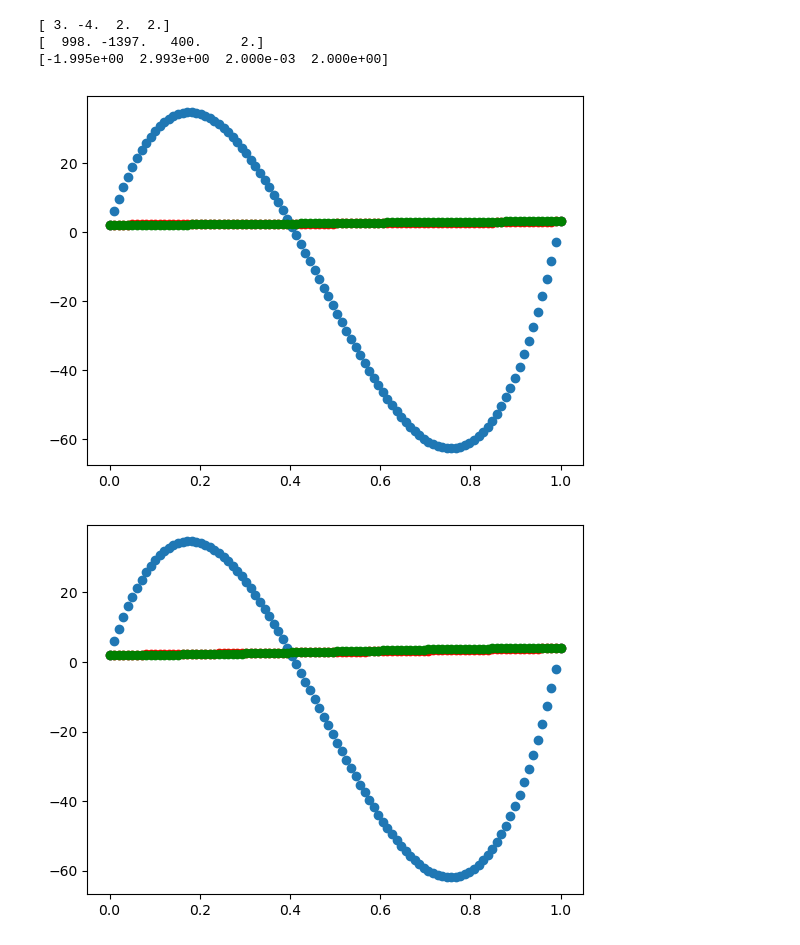
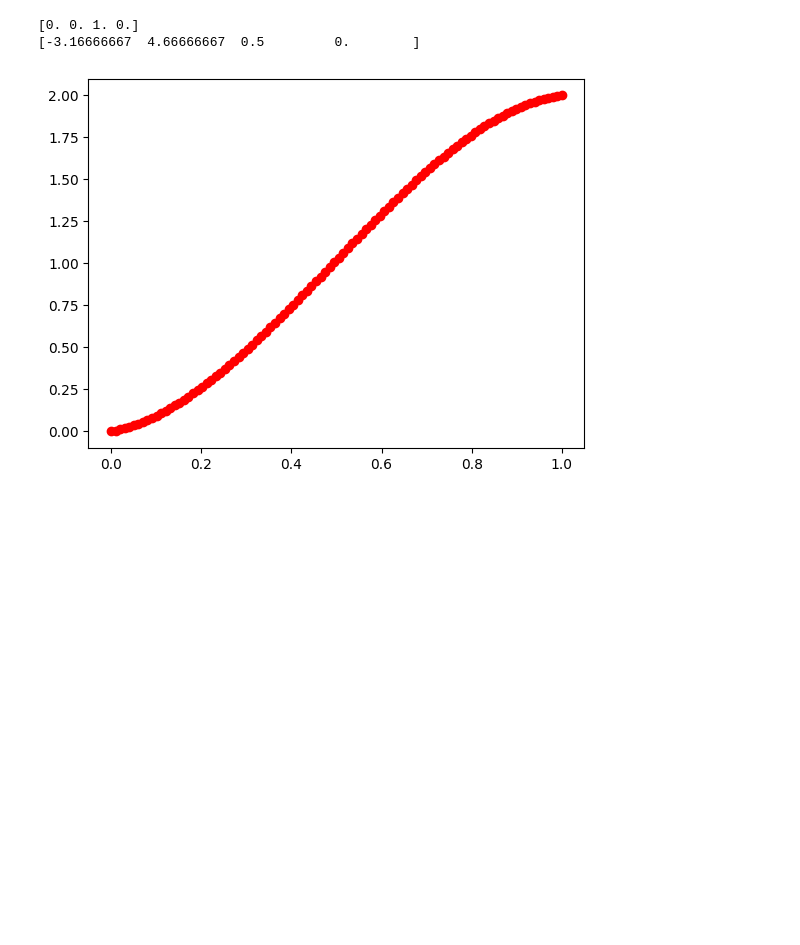
Before and after one commit to uichan8/vascularity_analysis, a Jupyter notebook: python/visualize_spline.ipynb, the cells around one changed output. Drawn from its saved outputs; the diff is of its cells as text; code cells hidden in the pictures; blank space fills up the shorter version.

Commit message:
vis spline

```diff
--- a/python/visualize_spline.ipynb
+++ b/python/visualize_spline.ipynb
@@ -1,53 +1,30 @@
 # %%
 import numpy as np
 import hermite_spline as h
 import matplotlib.pyplot as plt
 
-point1 = np.array([2,2])
-point2 = np.array([3,4])
+point1 = np.array([0,0])
+point2 = np.array([1,2])
 grad1 = 2
 grad2 = 3
 
-K = 0.005
+K = 1
 
-X = h.hermite_spline(0,point1[0],grad1,1,point2[0],grad2)
-Y = h.hermite_spline(0,point1[0],grad1/K,1,point2[0],grad2/K)
-Z = h.hermite_spline(0,point1[0],grad1/1000,1,point2[0],grad2/1000)
-
-X_ = h.hermite_spline(0,point1[1],grad1,1,point2[1],grad2)
-Y_ = h.hermite_spline(0,point1[1],grad1/K,1,point2[1],grad2/K)
-Z_ = h.hermite_spline(0,point1[1],grad1/1000,1,point2[1],grad2/1000)
+X = h.hermite_spline(0,point1[0],K,1,point2[0],K)
+X_ = h.hermite_spline(0,point1[1],K/grad1,1,point2[1],K/grad2)
 
 x = np.linspace(0,1,100)
+
 y1 = h.substitute(X,x)
-y2 = h.substitute(Y,x)
-y3 = h.substitute(Z,x)
+y1_ = h.substitute(X_,x)
 
 print(X)
-print(Y)
-print(Z)
+print(X_)
 
-y1_ = h.substitute(X_,x)
-y2_ = h.substitute(Y_,x)
-y3_ = h.substitute(Z_,x)
-
-plt.scatter(x,y1, c = 'r')
-plt.scatter(x,y2)
-plt.scatter(x,y3, c = 'g')
-plt.show()
-
-plt.scatter(x,y1_, c = 'r')
-plt.scatter(x,y2_)
-plt.scatter(x,y3_, c = 'g')
-plt.show()
 
 plt.scatter(y1,y1_, c = 'r')
-plt.scatter(y2,y2_)
-plt.scatter(y3,y3_, c = 'g')
 plt.show()
 # %% [output]
-[ 3. -4.  2.  2.]
-[  998. -1397.   400.     2.]
-[-1.995e+00  2.993e+00  2.000e-03  2.000e+00]
+[0. 0. 1. 0.]
+[-3.16666667  4.66666667  0.5         0.        ]
-[figure, old version]
+[figure, new version]
-[figure, removed]
```
Also changed, not shown: parts of 3 cells of this notebook, 1 other file.
